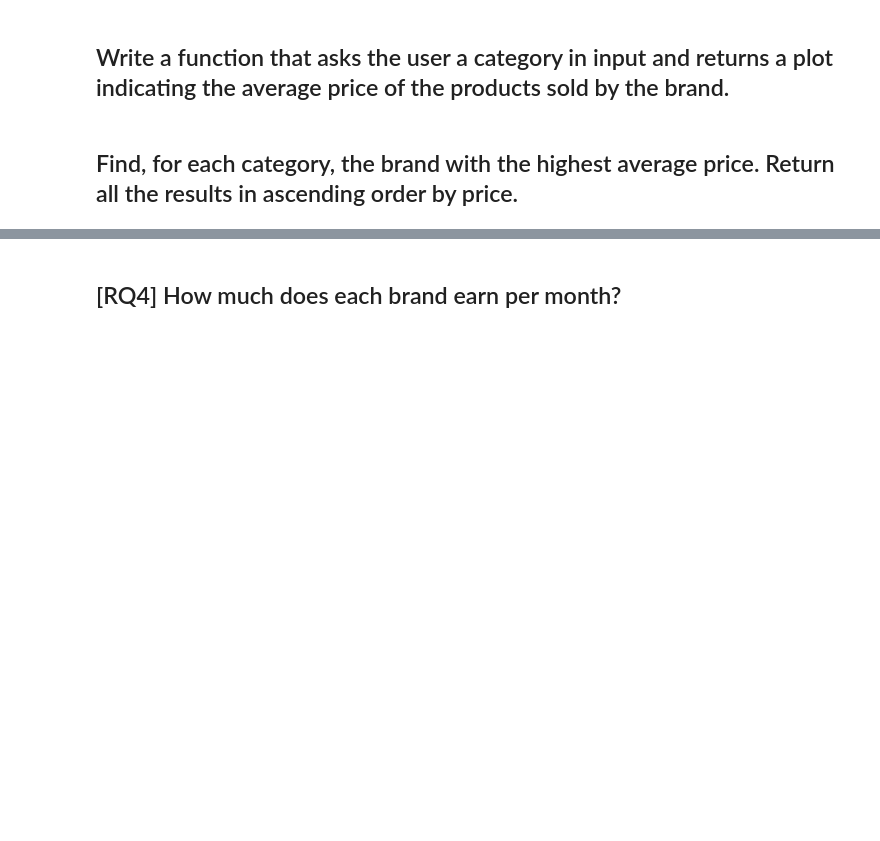
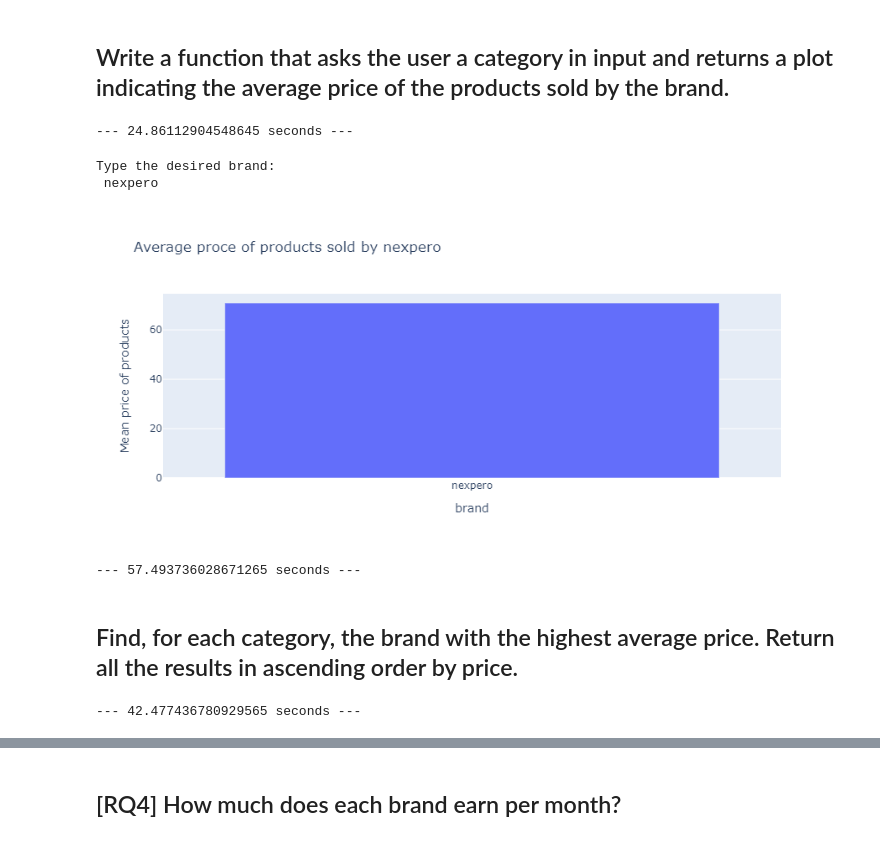
Before and after one commit to Sapienza-University-Rome/ADM-HW2, a Jupyter notebook: ADM_Homework 2 - eCommerce Analytics.ipynb, the cells around one changed output, grey strips where cells are left out. Cells and saved outputs as stored; diff of their text form; code cells hidden in the pictures; blank space fills up the shorter version.

```diff
--- a/ADM_Homework 2 - eCommerce Analytics.ipynb
+++ b/ADM_Homework 2 - eCommerce Analytics.ipynb
@@ -428,0 +531,13 @@ Using the last output, between the first view time and purchase passes **7.56**
+# %%
+start_time = time.time()
+# Keep only views
+df = df[df['event_type'] == 'view']
+# Get the category
+df["category"] = df.category_code.str.extract(r'([^.]+)', expand = True)
+# Group to get number of views by category, brand and product_id
+grouped = pd.DataFrame(df.groupby(['category','brand','product_id']).price.mean()).rename(columns={'price' : 'my_mean'}).reset_index()
+grouped = pd.DataFrame(grouped.groupby(['category','brand']).my_mean.mean()).rename(columns={'my_mean' : 'mean_price'}).reset_index().sort_values(by = ['mean_price'],ascending=False)
+grouped = grouped.groupby(['category']).head(3)
+del df
+pd.set_option('display.max_rows', grouped.shape[0]+1)
+grouped.sort_values(by = ['category'],ascending=True)
@@ -429,4 +562,50 @@ Using the last output, between the first view time and purchase passes **7.56**
 # %% [markdown]
 ## Write a function that asks the user a category in input and returns a plot indicating the average price of the products sold by the brand.
+# %%
+# Load the neccesary columns of the parquet file
+start_time = time.time()
+cols = ['event_type','product_id','brand','price']
+df = pd.read_parquet("data/parquet_file/ecomm_oct19_nov_19.parquet", columns = cols)
+gc.collect()
+print("--- %s seconds ---" % (time.time() - start_time))
+# %% [output]
+--- 24.86112904548645 seconds ---
+# %%
+# Function to calculate average price of products sold by brand
+def avg_price_brand(data):
+    # Provide the brand
+#     brand ="nexpero"
+    print("Type the desired brand:")
+    brand = input()
+    data = data[(data['event_type'] == 'purchase') & (data['brand'] == brand)]
+    if data.shape[0]>0:
+        # Group to get average price of products sold by the brand
+        grouped = pd.DataFrame(data.groupby(['brand','product_id']).price.mean()).rename(columns={'price' : 'my_mean'}).reset_index()
+        grouped = pd.DataFrame(grouped.groupby(['brand']).my_mean.mean()).rename(columns={'my_mean' : 'mean_price'}).reset_index().sort_values(by = ['mean_price'],ascending=False)
+        # Plot average price of products sold by the brand
+        fig = px.bar(grouped, x="brand", y="mean_price", width=800, height=400,  title="Average proce of products sold by " + brand,labels={"mean_price": "Mean price of products"})
+        fig.show()
+    else:
+        print("The brand does not exist...")
+# %%
+start_time = time.time()
+# Call function
+avg_price_brand(df)
+del df
+print("--- %s seconds ---" % (time.time() - start_time))
+# %% [output]
+Type the desired brand:
+ nexpero
+[figure, added]
+--- 57.493736028671265 seconds ---
 # %% [markdown]
 ## Find, for each category, the brand with the highest average price. Return all the results in ascending order by price.
+# %%
+# Load the neccesary columns of the parquet file
+start_time = time.time()
+cols = ['category_code','event_type','product_id','brand','price']
+df = pd.read_parquet("data/parquet_file/ecomm_oct19_nov_19.parquet", columns = cols)
+gc.collect()
+print("--- %s seconds ---" % (time.time() - start_time))
+# %% [output]
+--- 42.477436780929565 seconds ---
```
Also changed, not shown: parts of 18 cells of this notebook.
